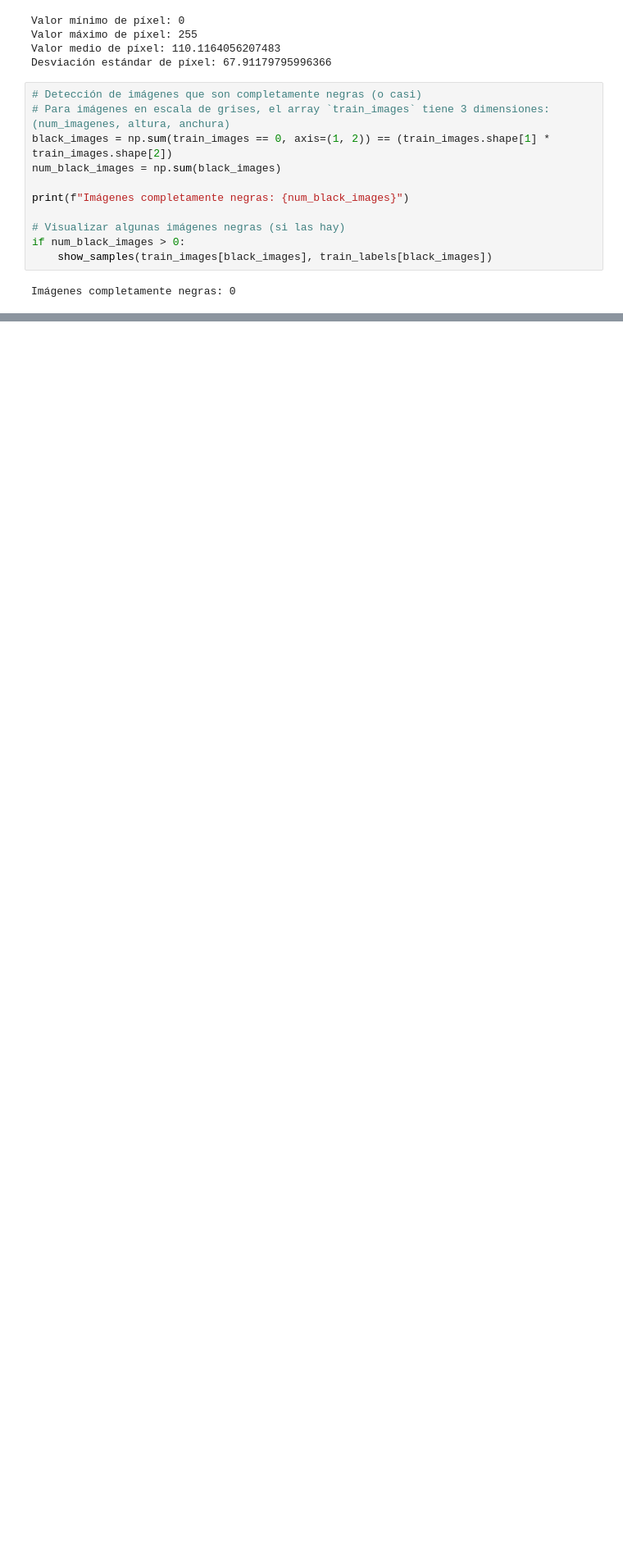
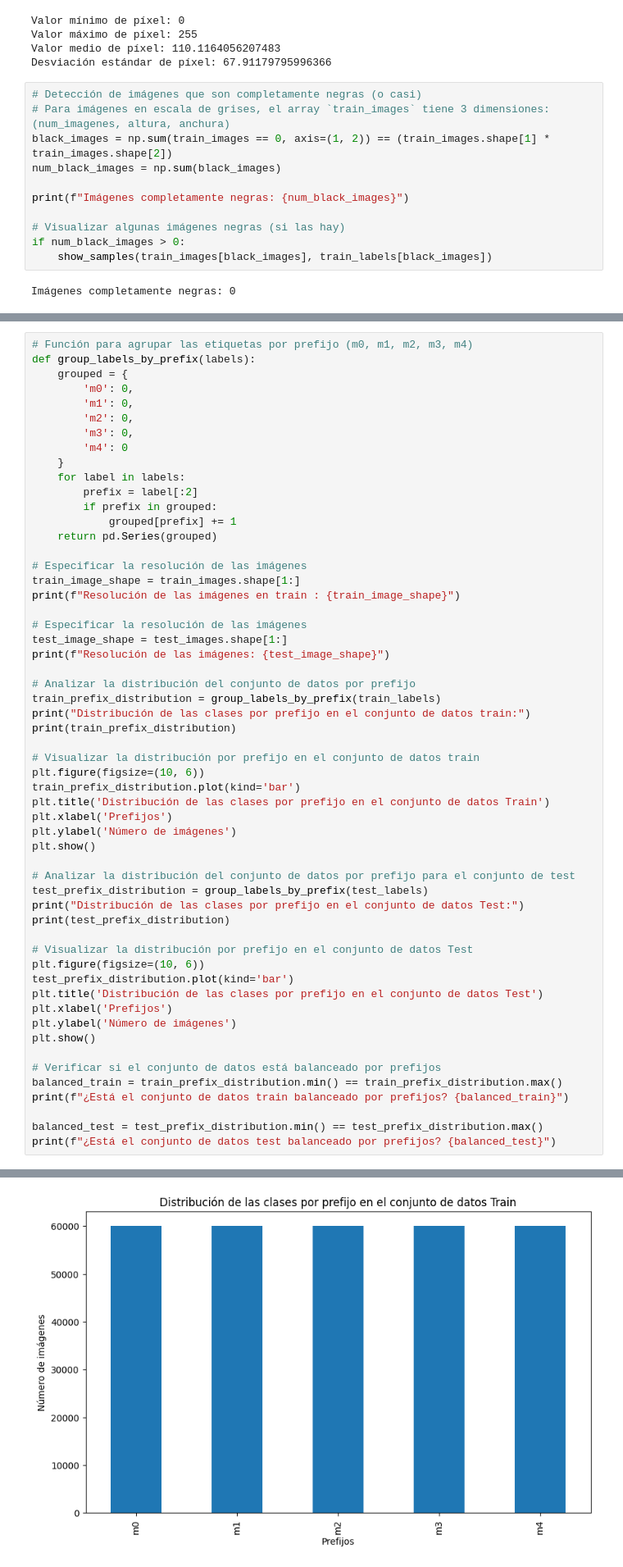
Before and after one commit to FabianJuarez182/DS-LAB4, a Jupyter notebook: DS-LAB4.ipynb, the cells around one changed output, grey strips where cells are left out. Shown at 82% size. Cells and saved outputs as stored; diff of their text form; blank space fills up the shorter version.

```diff
--- a/DS-LAB4.ipynb
+++ b/DS-LAB4.ipynb
@@ -296,0 +83,57 @@ ValueError: invalid literal for int() with base 10: '0.0'
+# %%
+# Función para agrupar las etiquetas por prefijo (m0, m1, m2, m3, m4)
+def group_labels_by_prefix(labels):
+    grouped = {
+        'm0': 0,
+        'm1': 0,
+        'm2': 0,
+        'm3': 0,
+        'm4': 0
+    }
+    for label in labels:
+        prefix = label[:2]
+        if prefix in grouped:
+            grouped[prefix] += 1
+    return pd.Series(grouped)
+
+# Especificar la resolución de las imágenes
+train_image_shape = train_images.shape[1:]
+print(f"Resolución de las imágenes en train : {train_image_shape}")
+
+# Especificar la resolución de las imágenes
+test_image_shape = test_images.shape[1:]
+print(f"Resolución de las imágenes: {test_image_shape}")
+
+# Analizar la distribución del conjunto de datos por prefijo
+train_prefix_distribution = group_labels_by_prefix(train_labels)
+print("Distribución de las clases por prefijo en el conjunto de datos train:")
+print(train_prefix_distribution)
+
+# Visualizar la distribución por prefijo en el conjunto de datos train
+plt.figure(figsize=(10, 6))
+train_prefix_distribution.plot(kind='bar')
+plt.title('Distribución de las clases por prefijo en el conjunto de datos Train')
+plt.xlabel('Prefijos')
+plt.ylabel('Número de imágenes')
+plt.show()
+
+# Analizar la distribución del conjunto de datos por prefijo para el conjunto de test
+test_prefix_distribution = group_labels_by_prefix(test_labels)
+print("Distribución de las clases por prefijo en el conjunto de datos Test:")
+print(test_prefix_distribution)
+
+# Visualizar la distribución por prefijo en el conjunto de datos Test
+plt.figure(figsize=(10, 6))
+test_prefix_distribution.plot(kind='bar')
+plt.title('Distribución de las clases por prefijo en el conjunto de datos Test')
+plt.xlabel('Prefijos')
+plt.ylabel('Número de imágenes')
+plt.show()
+
+# Verificar si el conjunto de datos está balanceado por prefijos
+balanced_train = train_prefix_distribution.min() == train_prefix_distribution.max()
+print(f"¿Está el conjunto de datos train balanceado por prefijos? {balanced_train}")
+
+balanced_test = test_prefix_distribution.min() == test_prefix_distribution.max()
+print(f"¿Está el conjunto de datos test balanceado por prefijos? {balanced_test}")
+# %% [output]
@@ -296,0 +149 @@ ValueError: invalid literal for int() with base 10: '0.0'
+[figure, added]
```
Also changed, not shown: parts of 15 cells of this notebook.
